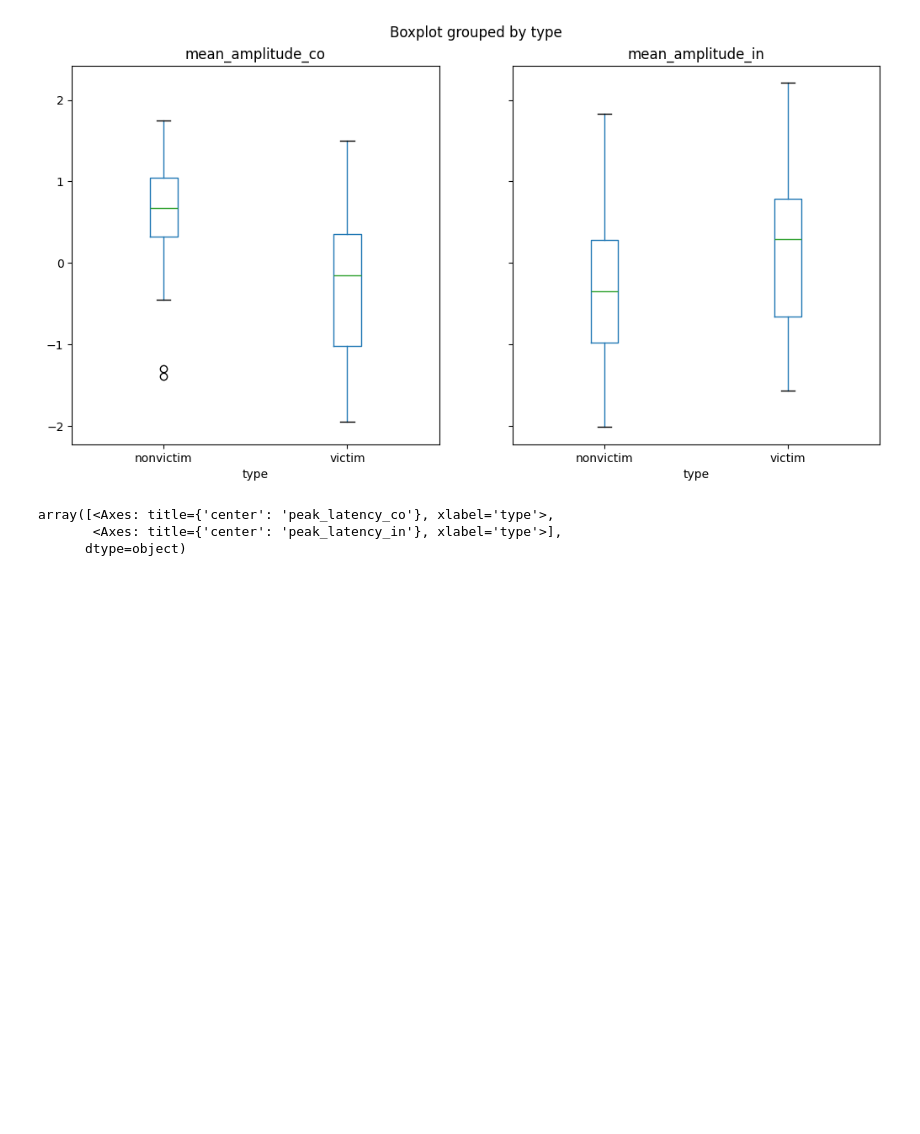
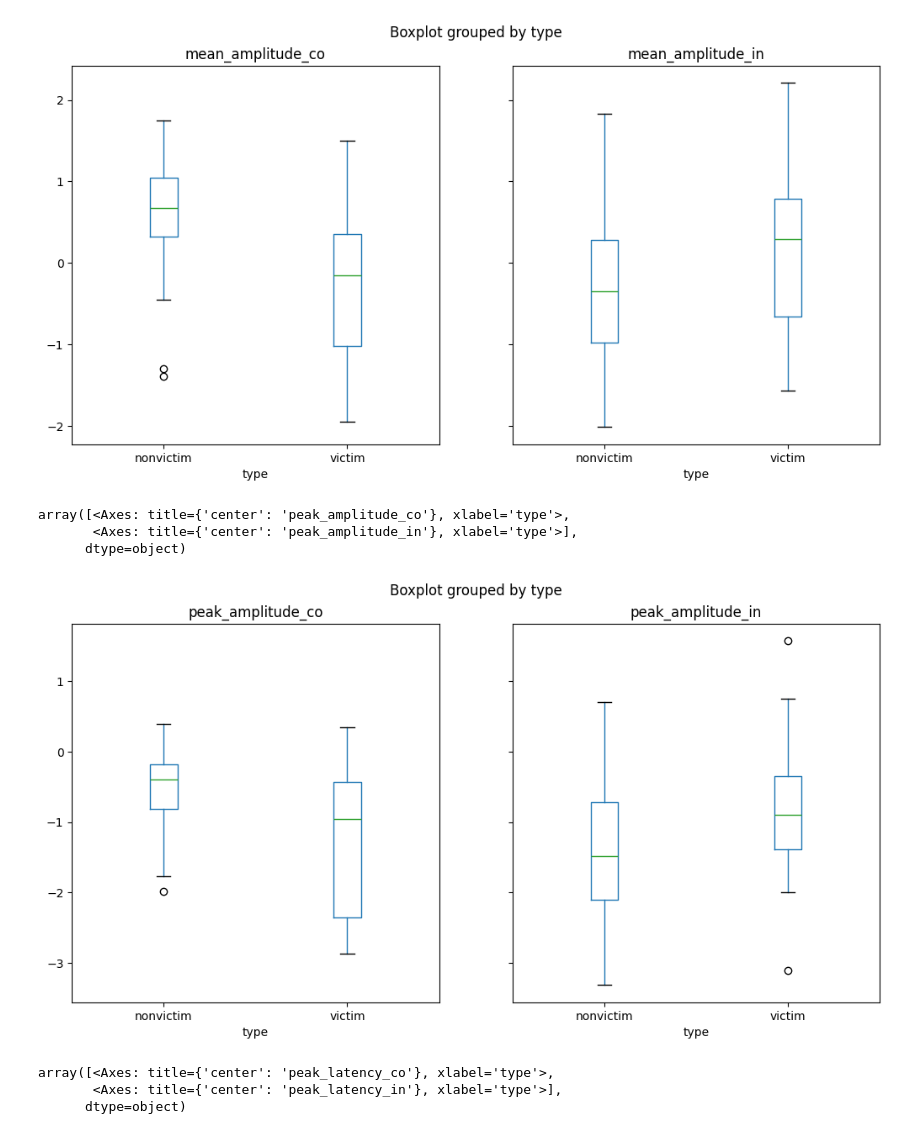
Before and after one commit to jhquiza/iat-eeg, a Jupyter notebook: erp/medidas-erp.ipynb, the cells around one changed output. Cells and saved outputs as stored; diff of their text form; code cells hidden in the pictures; blank space fills up the shorter version.

```diff
--- a/erp/medidas-erp.ipynb
+++ b/erp/medidas-erp.ipynb
@@ -367,0 +417,3 @@ Applying baseline correction (mode: mean)
+# %%
+mean_peak_amplitude_df = mean_peak_amplitude()
+mean_peak_amplitude_df
@@ -445,0 +493,3 @@ Applying baseline correction (mode: mean)
+# %%
+peak_latency_df = peak_latency()
+peak_latency_df
@@ -462,7 +543,11 @@ data_subjects = data_subjects.rename(columns={'dscore_4':'IAT_score'})
 data_subjects.index = data_subjects.index.astype(str)
 
 data_subjects = data_subjects.merge(
-    pd.concat([mean_amplitude_df, peak_latency_amplitude_df], axis=1),
+    pd.concat([
+        mean_peak_amplitude_df,
+        peak_latency_df
+        ], axis=1
+        ),
     left_index=True,
     right_index=True,
     how='inner'
@@ -494,6 +579,24 @@ array([<Axes: title={'center': 'mean_amplitude_co'}, xlabel='type'>,
        <Axes: title={'center': 'mean_amplitude_in'}, xlabel='type'>],
       dtype=object)
 [figure]
+# %%
+data_subjects[data_subjects['type'] != 'excombatant'].boxplot(
+    by='type',
+    column=[
+        'peak_amplitude_co',
+        'peak_amplitude_in',
+        ],
+    figsize=(12, 6),
+    layout=(1, 2),
+    grid=False,
+    sharey=True,
+    sharex=False,
+    )
+# %% [output]
+array([<Axes: title={'center': 'peak_amplitude_co'}, xlabel='type'>,
+       <Axes: title={'center': 'peak_amplitude_in'}, xlabel='type'>],
+      dtype=object)
+[figure, added]
 # %%
 data_subjects[data_subjects['type'] != 'excombatant'].boxplot(
     by='type',
```
Also changed, not shown: parts of 19 cells of this notebook, 2 other files.
